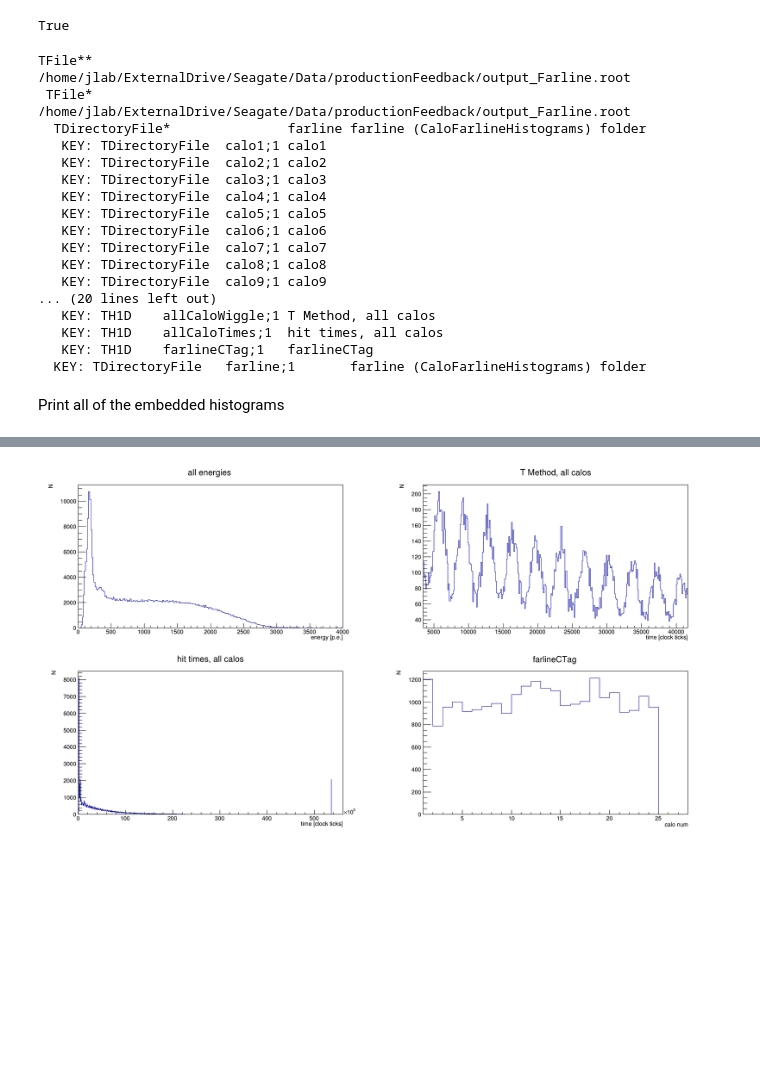
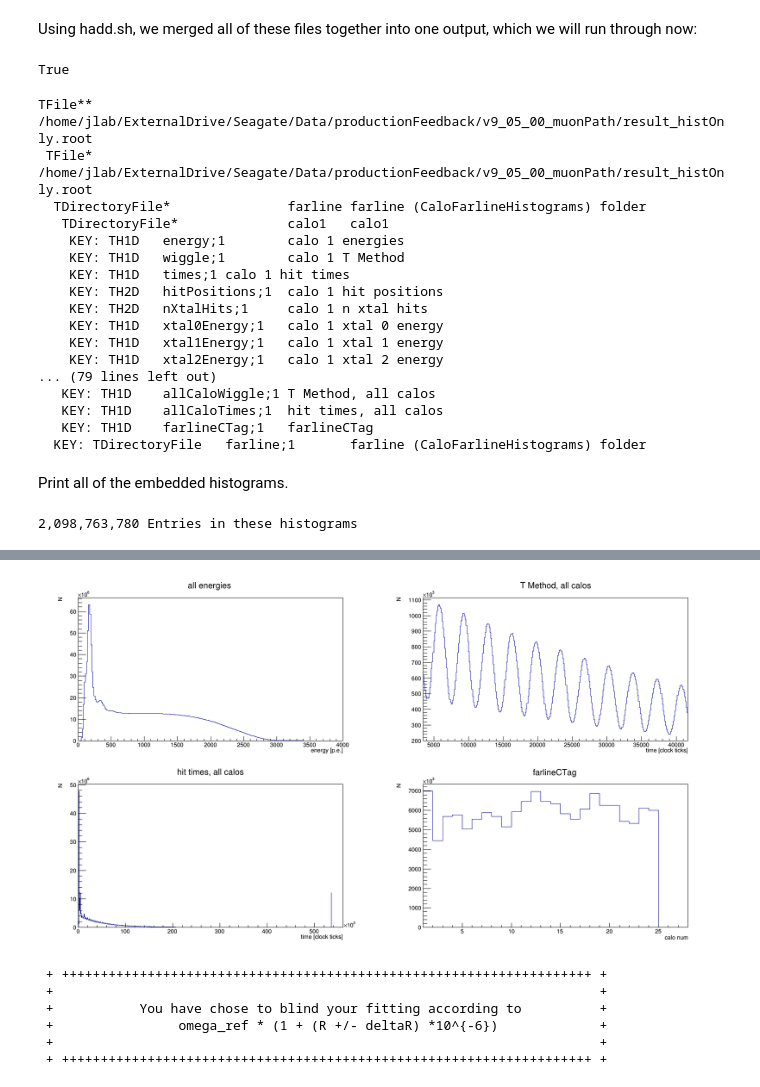
Before and after one commit to jlabounty/g-2, a Jupyter notebook: productionFeedback/productionFeedback_Farline.ipynb, the cells around one changed output, grey strips where cells are left out. Cells and saved outputs as stored; diff of their text form; code cells hidden in the pictures; blank space fills up the shorter version.

Commit message:
Adds new production feedback code / some hist results for v9_05_00

```diff
--- a/productionFeedback/productionFeedback_Farline.ipynb
+++ b/productionFeedback/productionFeedback_Farline.ipynb
@@ -23,3 +37,6 @@ Welcome to JupyROOT 6.12/06
+# %% [markdown]
+Using hadd.sh, we merged all of these files together into one output, which we will run through now:
 # %%
-f = r.TFile("/home/jlab/ExternalDrive/Seagate/Data/productionFeedback/output_Farline.root")
+f = r.TFile("/home/jlab/ExternalDrive/Seagate/Data/productionFeedback/v9_05_00_muonPath/result_histOnly.root") #processed output of hadd.sh
+prodString="v9_05_00"
 # %%
@@ -29,25 +46,25 @@ True
 # %%
 f.ls()
 # %% [output]
-TFile**         /home/jlab/ExternalDrive/Seagate/Data/productionFeedback/output_Farline.root
- TFile*         /home/jlab/ExternalDrive/Seagate/Data/productionFeedback/output_Farline.root
+TFile**         /home/jlab/ExternalDrive/Seagate/Data/productionFeedback/v9_05_00_muonPath/result_histOnly.root
+ TFile*         /home/jlab/ExternalDrive/Seagate/Data/productionFeedback/v9_05_00_muonPath/result_histOnly.root
   TDirectoryFile*               farline farline (CaloFarlineHistograms) folder
-   KEY: TDirectoryFile  calo1;1 calo1
-   KEY: TDirectoryFile  calo2;1 calo2
-   KEY: TDirectoryFile  calo3;1 calo3
-   KEY: TDirectoryFile  calo4;1 calo4
-   KEY: TDirectoryFile  calo5;1 calo5
-   KEY: TDirectoryFile  calo6;1 calo6
-   KEY: TDirectoryFile  calo7;1 calo7
-   KEY: TDirectoryFile  calo8;1 calo8
-   KEY: TDirectoryFile  calo9;1 calo9
-... (20 lines left out)
+   TDirectoryFile*              calo1   calo1
+    KEY: TH1D   energy;1        calo 1 energies
+    KEY: TH1D   wiggle;1        calo 1 T Method
+    KEY: TH1D   times;1 calo 1 hit times
+    KEY: TH2D   hitPositions;1  calo 1 hit positions
+    KEY: TH2D   nXtalHits;1     calo 1 n xtal hits
+    KEY: TH1D   xtal0Energy;1   calo 1 xtal 0 energy
+    KEY: TH1D   xtal1Energy;1   calo 1 xtal 1 energy
+    KEY: TH1D   xtal2Energy;1   calo 1 xtal 2 energy
+... (79 lines left out)
    KEY: TH1D    allCaloWiggle;1 T Method, all calos
    KEY: TH1D    allCaloTimes;1  hit times, all calos
    KEY: TH1D    farlineCTag;1   farlineCTag
   KEY: TDirectoryFile   farline;1       farline (CaloFarlineHistograms) folder
 # %% [markdown]
-Print all of the embedded histograms
+Print all of the embedded histograms.
 # %%
 c = r.TCanvas("c","c",1800,1000)
 c.Divide(2,2)
@@ -70,4 +87,8 @@ farlineCtag = f.Get("farline").Get("farlineCTag").Clone()
 farlineCtag.Draw()
 
 c.Draw()
+c.Print("./images/"+prodString+"_farlineHistograms.png")
+
+print("{:,}".format(int(allCaloEnergies.GetEntries())), "Entries in these histograms")
 # %% [output]
+2,098,763,780 Entries in these histograms
@@ -74 +97,23 @@ c.Draw()
-[figure, old version]
+[figure, new version]
+# %%
+# blinded instance
+getBlinded = Blinders(FitType.Omega_a, 'This is my fight song. Blinding my plot song.')
+def blinded_wiggle(x, p):
+    norm  = p[0]
+    life  = p[1]
+    asym  = p[2]
+    R     = p[3]
+    phi   = p[4]
+
+    time  = x[0]
+    omega = getBlinded.paramToFreq(R)
+#    omega = myBlinder.paramToFreq(R) unblind version
+
+    return norm * math.exp(-time/life) * (1 - asym*math.cos(omega*time + phi))
+# %% [output]
+ + ++++++++++++++++++++++++++++++++++++++++++++++++++++++++++++++++++++ +
+ +                                                                      +
+ +           You have chose to blind your fitting according to          +
+ +                omega_ref * (1 + (R +/- deltaR) *10^{-6})             +
+ +                                                                      +
+ + ++++++++++++++++++++++++++++++++++++++++++++++++++++++++++++++++++++ +
```
Also changed, not shown: parts of 14 cells of this notebook, 27 other files.
